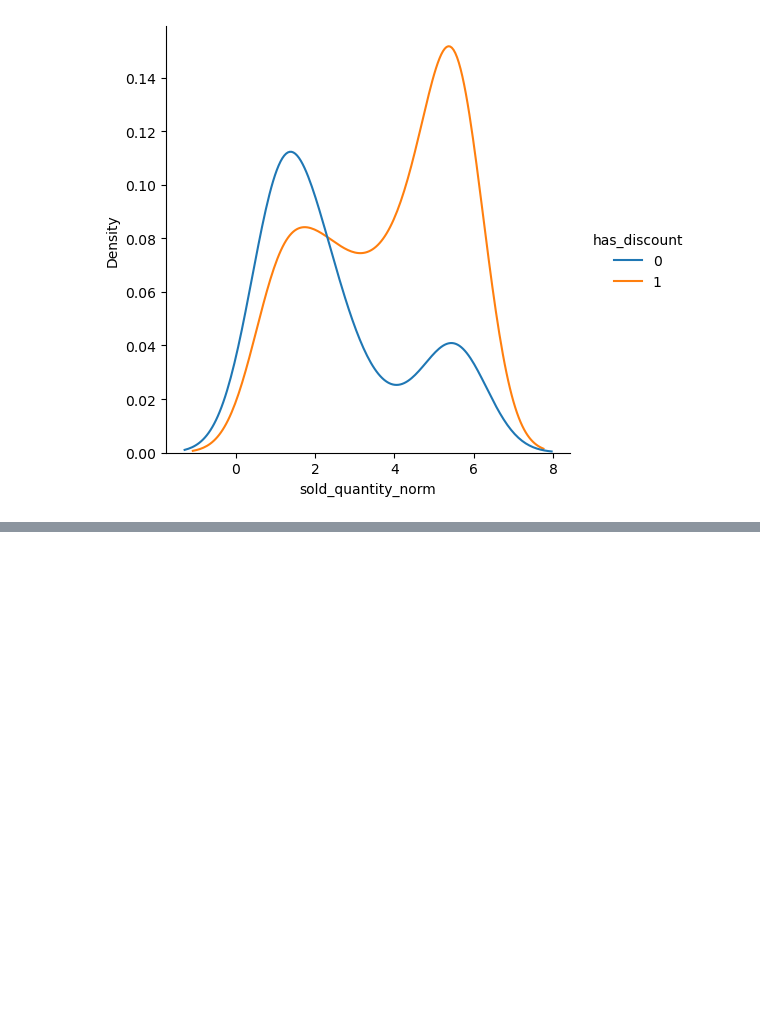
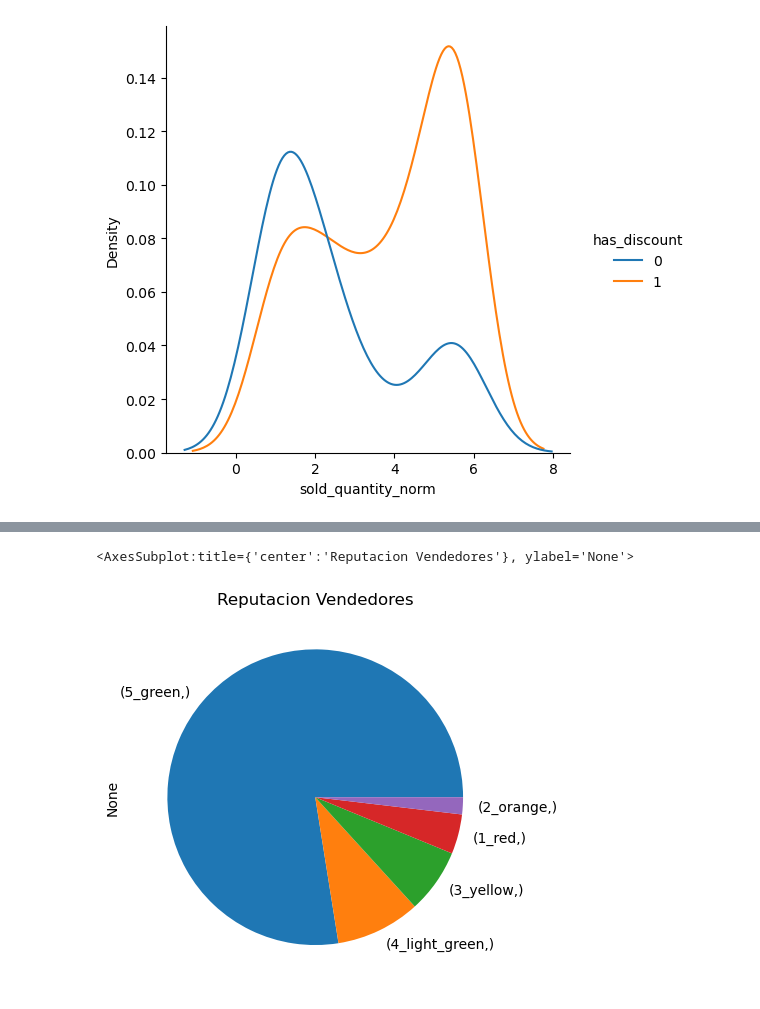
Before and after one commit to pablodiazj/ecommerce_analysis, a Jupyter notebook: ecommerce_analysis/data_exploration.ipynb, the cells around one changed output, grey strips where cells are left out. Saved outputs shown, nothing was run; the diff lists cells and outputs as text; code cells hidden in the pictures; blank space fills up the shorter version.

```diff
--- a/ecommerce_analysis/data_exploration.ipynb
+++ b/ecommerce_analysis/data_exploration.ipynb
@@ -312,0 +292,5 @@ sns.displot(data=search_results[(search_results['sold_quantity_norm']<10)
+# %%
+pd.json_normalize(search_results['seller'])[['seller_reputation.level_id']].value_counts().plot(kind='pie', title='Reputacion Vendedores')
+# %% [output]
+<AxesSubplot:title={'center':'Reputacion Vendedores'}, ylabel='None'>
+[figure, added]
```
Also changed, not shown: parts of 13 cells of this notebook, 7 other files.
